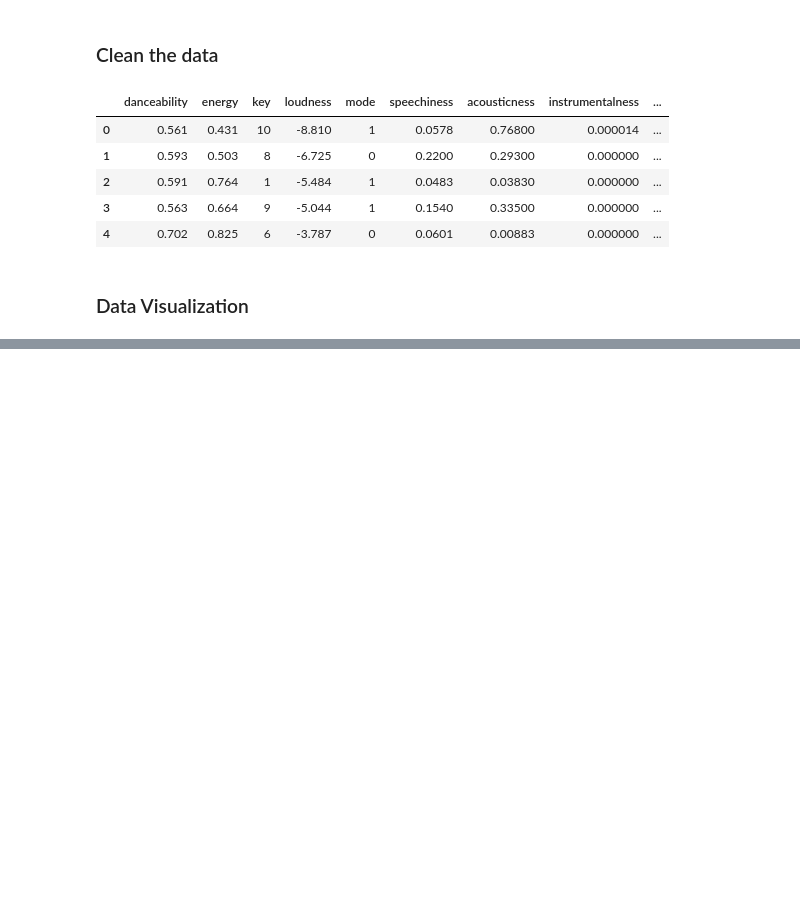
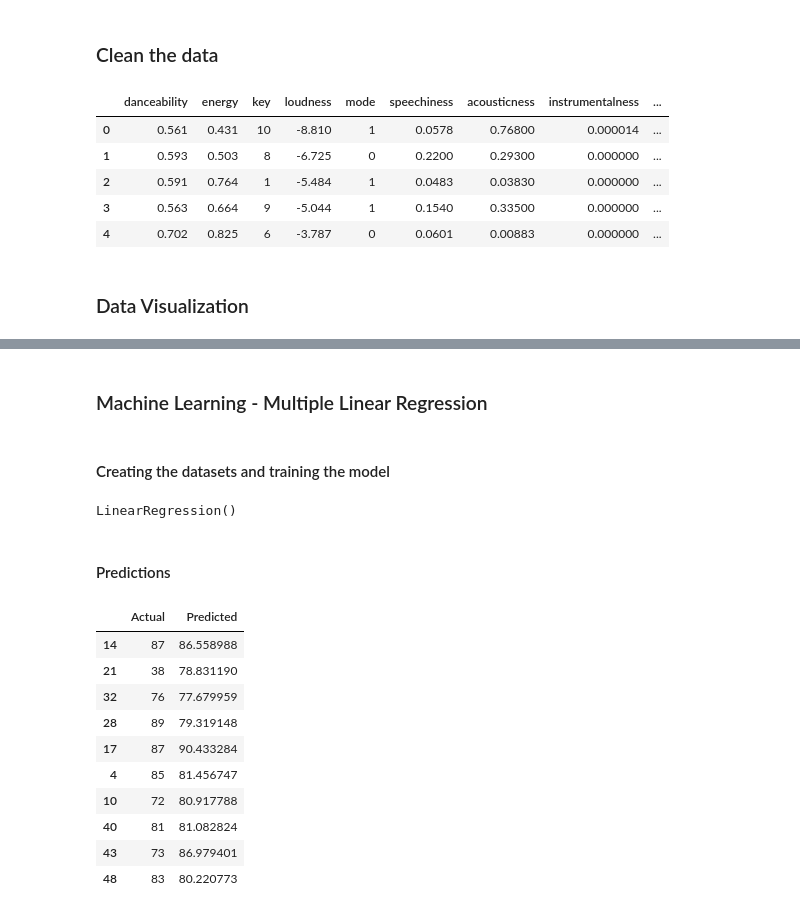
Before and after one commit to lauri-ra/Data-Science-Course-Work, a Jupyter notebook: HT/JodaHT_Spotify.ipynb, the cells around one changed output, grey strips where cells are left out. Cells and saved outputs as stored; diff of their text form; code cells hidden in the pictures; blank space fills up the shorter version.

Commit message:
Add Linear Regression

```diff
--- a/HT/JodaHT_Spotify.ipynb
+++ b/HT/JodaHT_Spotify.ipynb
@@ -176,0 +196,37 @@ array([[<AxesSubplot:xlabel='danceability', ylabel='danceability'>,
+# %% [markdown]
+### Machine Learning - Multiple Linear Regression
+# %% [markdown]
+#### Creating the datasets and training the model
+# %%
+#Separate the data to independent variables (y) and dependent (x)
+#f = ['mode', 'acousticness', 'liveness']
+#x = data[f]
+x = data.drop(['popularity', 'artist', 'track', 'album'], axis=1)
+y = data['popularity']
+
+#Create the train and test datasets, 80% to train and 20% to test
+x_train, x_test, y_train, y_test = train_test_split(x, y, test_size=0.2)
+
+#Linear regression, train the model
+reg = LinearRegression()
+reg.fit(x_train, y_train)
+# %% [output]
+LinearRegression()
+# %% [markdown]
+#### Predictions
+# %%
+y_pred = reg.predict(x_test)
+outputDF = pd.DataFrame({'Actual': y_test, 'Predicted': y_pred})
+outputDF
+# %% [output]
+|  | Actual | Predicted |
+| 14 | 87 | 86.558988 |
+| 21 | 38 | 78.831190 |
+| 32 | 76 | 77.679959 |
+| 28 | 89 | 79.319148 |
+| 17 | 87 | 90.433284 |
+| 4 | 85 | 81.456747 |
+| 10 | 72 | 80.917788 |
+| 40 | 81 | 81.082824 |
+| 43 | 73 | 86.979401 |
+| 48 | 83 | 80.220773 |
```
Also changed, not shown: parts of 8 cells of this notebook, 3 other files.
